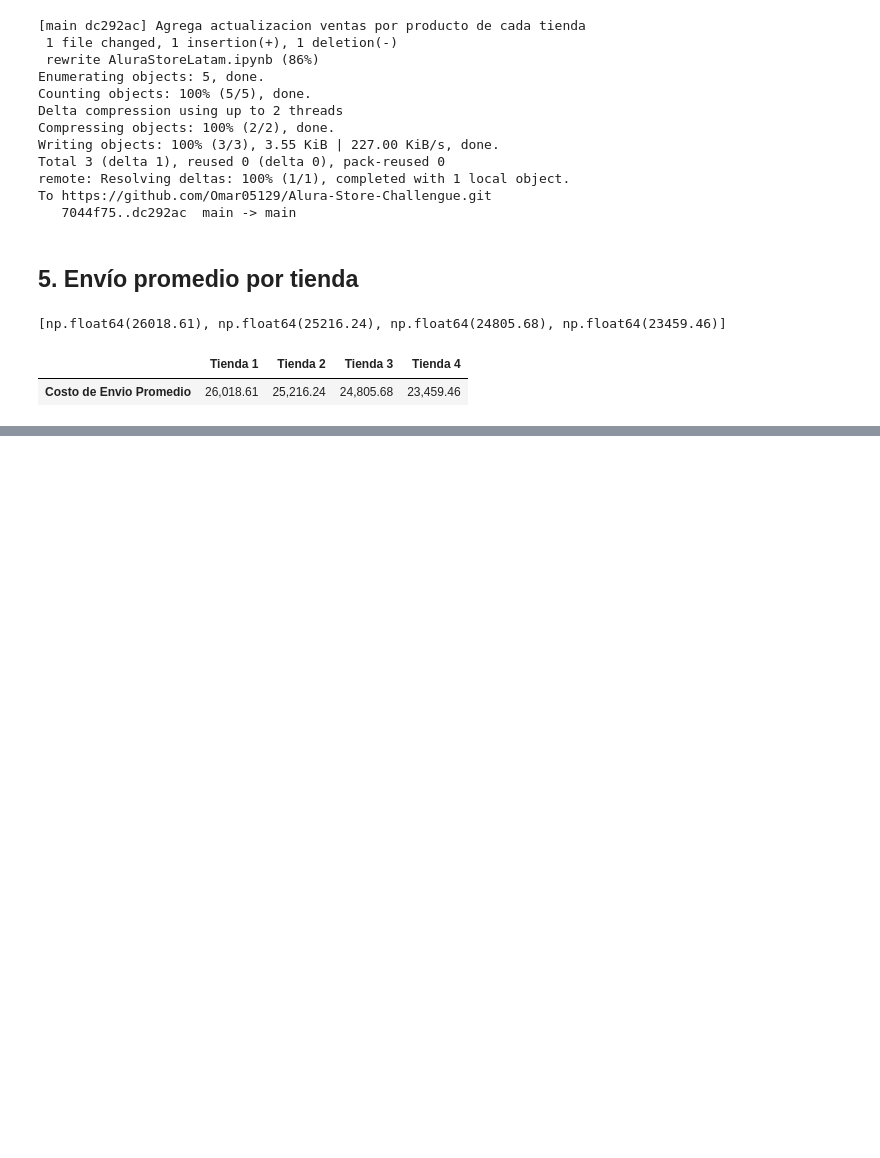
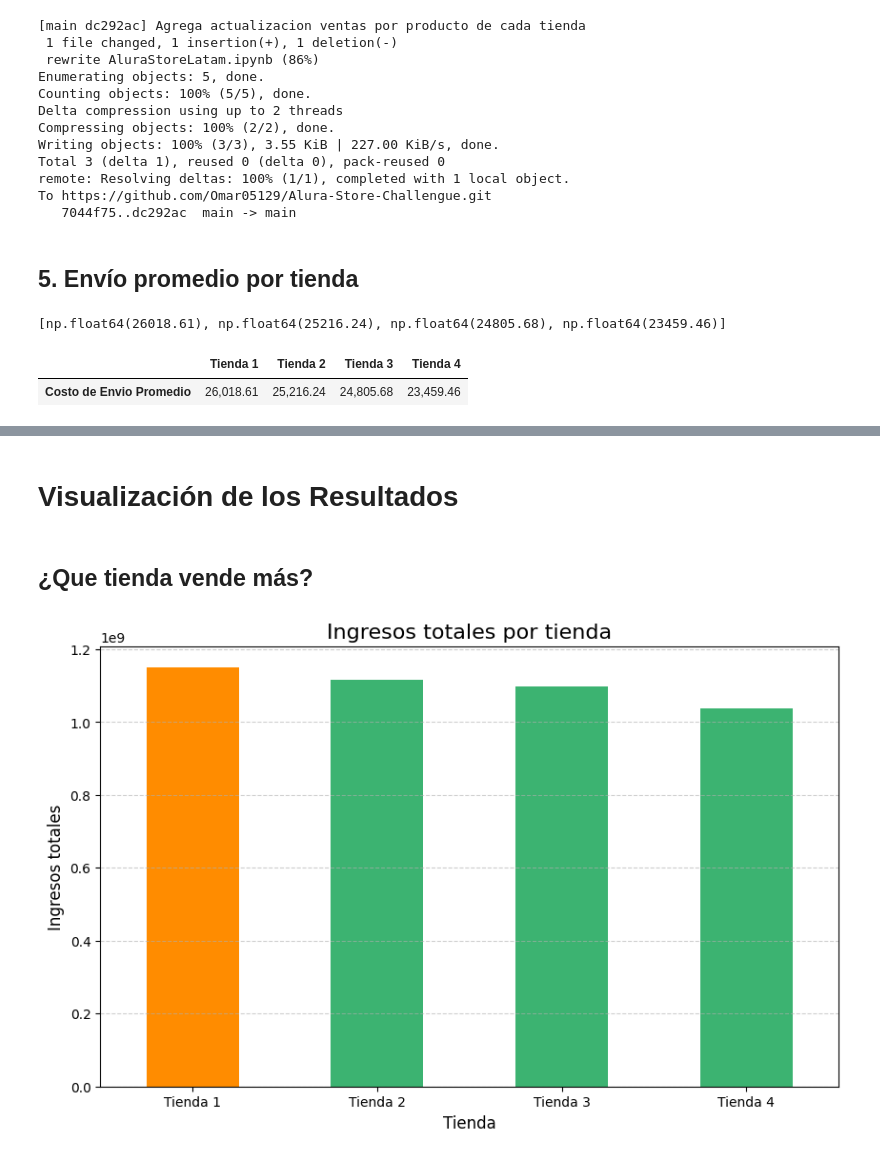
Before and after one commit to Omar05129/Alura-Store-Challengue, a Jupyter notebook: AluraStoreLatam.ipynb, the cells around one changed output, grey strips where cells are left out. Cells and saved outputs as stored; diff of their text form; code cells hidden in the pictures; blank space fills up the shorter version.

Commit message:
Agrega grafica de ingresos totales por tienda

```diff
--- a/AluraStoreLatam.ipynb
+++ b/AluraStoreLatam.ipynb
@@ -520,0 +547,25 @@ tabla_Envio_Promedio
+# %% [markdown]
+# **Visualización de los Resultados**
+# %% [markdown]
+## **¿Que tienda vende más?**
+# %%
+import matplotlib.pyplot as plt
+#Convertimos de dataframe a serie ya que solo tiene una columna y la transponemos
+ingresos_totales_to_graph=tabla_ingresos_totales.T.squeeze()
+#No se ordena la tabla de mayor a menor porque ya esta en forma descendente
+#Creamos una lista de colores para resaltar la tienda con mas ventas
+color_base = 'mediumseagreen'
+color_destaque = 'darkorange'
+colores = [color_base] * len(ingresos_totales_to_graph)
+colores[0] = color_destaque
+# Transponemos la tabla para que las tiendas estén en el eje X
+ingresos_totales_to_graph.plot(kind='bar', figsize=(10,6), color=colores, legend=False)
+# Personalizar gráfico
+plt.title("Ingresos totales por tienda", fontsize=16)
+plt.xlabel("Tienda", fontsize=12)
+plt.ylabel("Ingresos totales", fontsize=12)
+plt.grid(axis='y', linestyle='--', alpha=0.6)
+plt.xticks(rotation=0)
+plt.show()
+# %% [output]
+[figure, added]
```
Also changed, not shown: parts of 4 cells of this notebook.
